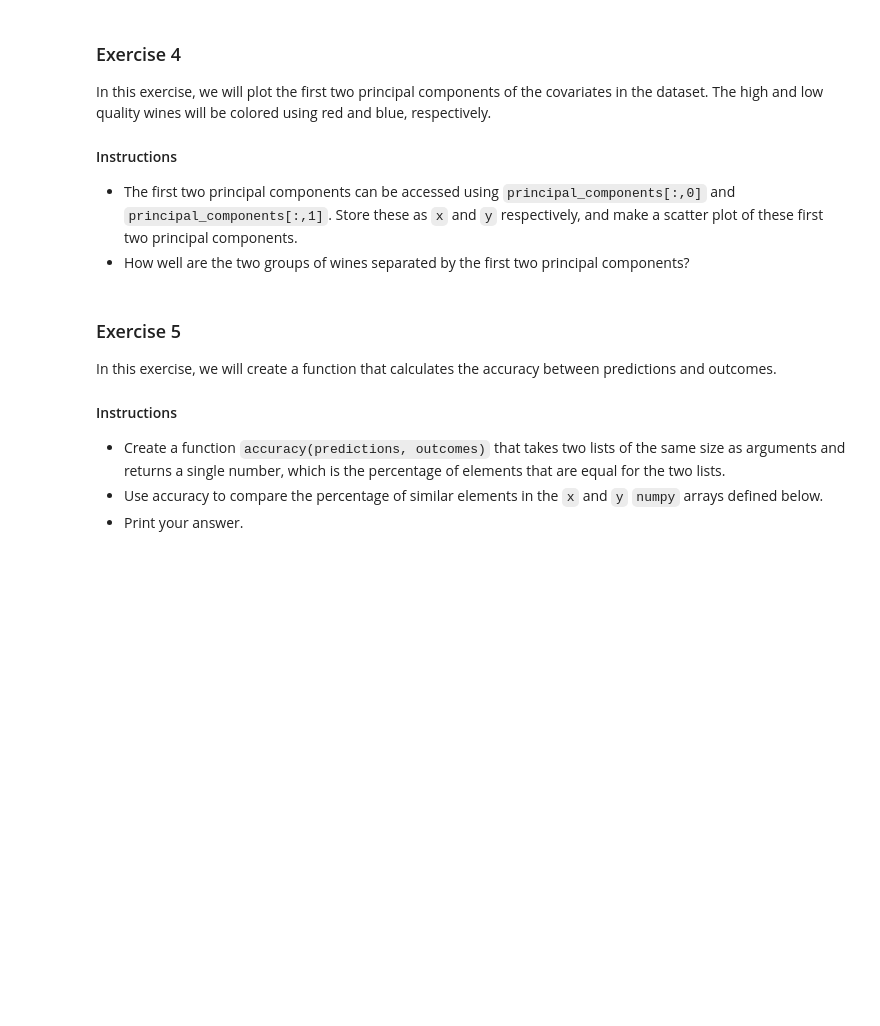
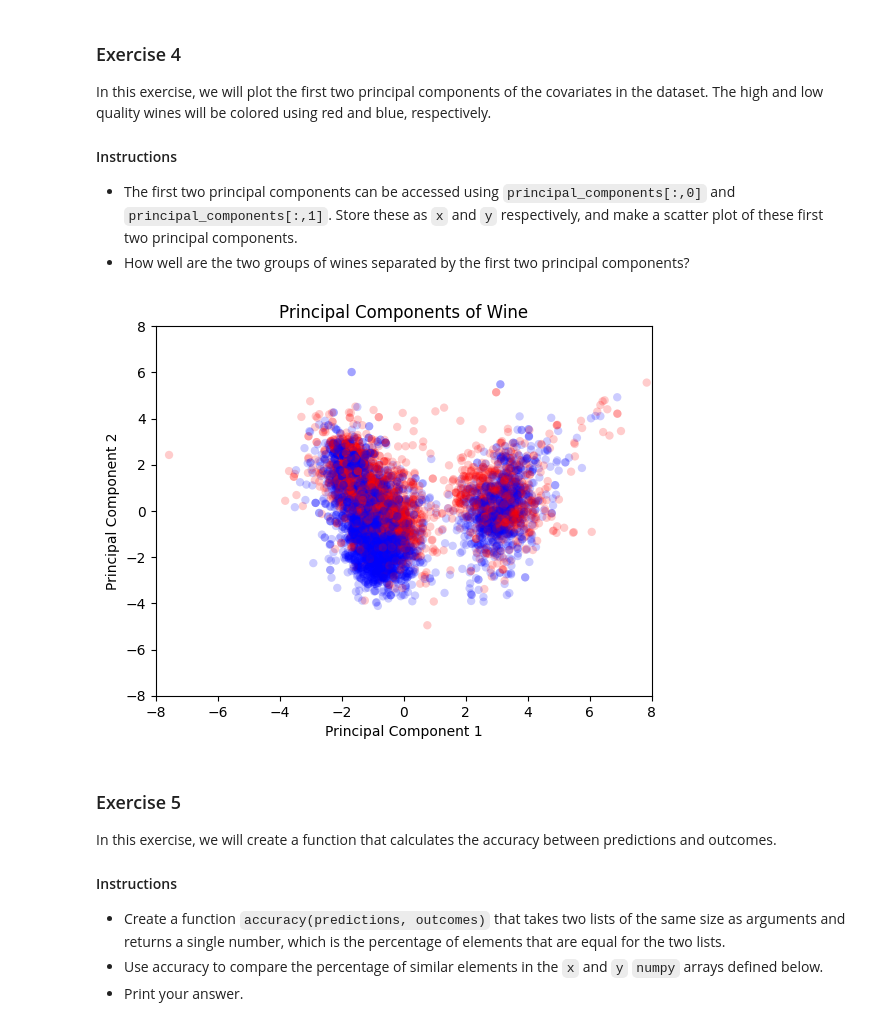
Before and after one commit to GiancarloNicolof/Using-Python-for-Research, a Jupyter notebook: homework_week_3.ipynb, the cells around one changed output. Drawn from its saved outputs; the diff is of its cells as text; code cells hidden in the pictures; blank space fills up the shorter version.

```diff
--- a/homework_week_3.ipynb
+++ b/homework_week_3.ipynb
@@ -34,8 +34,8 @@ Our first step is to import the dataset.
 import pandas as pd
 
 # write your code here!
-wines = pd.read_csv("wine.csv", index_col=0)
-wines.head()
+data = pd.read_csv("wine.csv", index_col=0)
+data.head()
 # %% [output]
 |  | fixed acidity | volatile acidity | citric acid | residual sugar | chlorides | free sulfur dioxide | ... |
 | 0 | 7.4 | 0.70 | 0.00 | 1.9 | 0.076 | 11.0 | ... |
@@ -57,8 +57,8 @@ Next, we will inspect the dataset and perform some mild data cleaning.
 - Store this all numeric data in a pandas dataframe called `numeric_data`
 # %%
 # write your code here!
-wines.loc[wines["color"] == "red", "is_red"] = 1
-wines.loc[wines["color"] == "white", "is_red"] = 0
-numeric_data = wines.drop(["color", "quality", "high_quality"], axis=1)
+data.loc[data["color"] == "red", "is_red"] = 1
+data.loc[data["color"] == "white", "is_red"] = 0
+numeric_data = data.drop(["color", "quality", "high_quality"], axis=1)
 numeric_data["is_red"].value_counts()
 # %% [output]
@@ -99,18 +99,20 @@ In this exercise, we will plot the first two principal components of the covaria
 # %%
 import matplotlib.pyplot as plt
 from matplotlib.colors import ListedColormap
 from matplotlib.backends.backend_pdf import PdfPages
 observation_colormap = ListedColormap(['red', 'blue'])
-x = # Enter your code here!
-y = # Enter your code here!
+x = principal_components[:,0]
+y = principal_components[:,1]
 
 plt.title("Principal Components of Wine")
 plt.scatter(x, y, alpha = 0.2,
     c = data['high_quality'], cmap = observation_colormap, edgecolors = 'none')
 plt.xlim(-8, 8); plt.ylim(-8, 8)
 plt.xlabel("Principal Component 1")
 plt.ylabel("Principal Component 2")
 plt.show()
+# %% [output]
+[figure, added]
 # %% [markdown]
 ### Exercise 5
 
```
Also changed, not shown: parts of 1 cell of this notebook.
